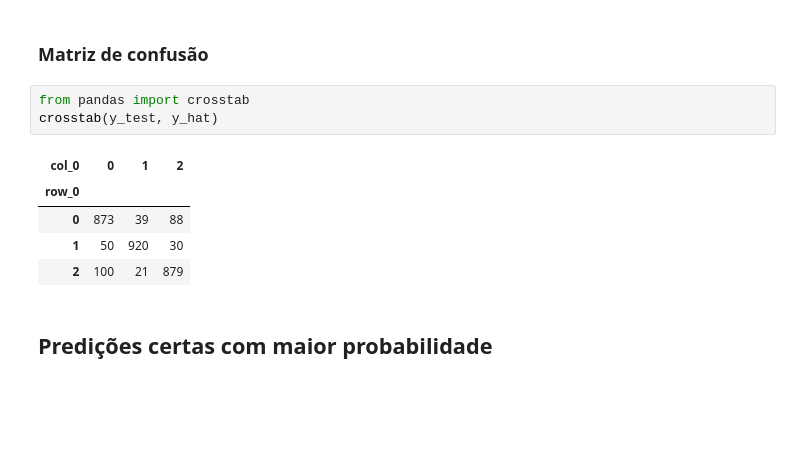
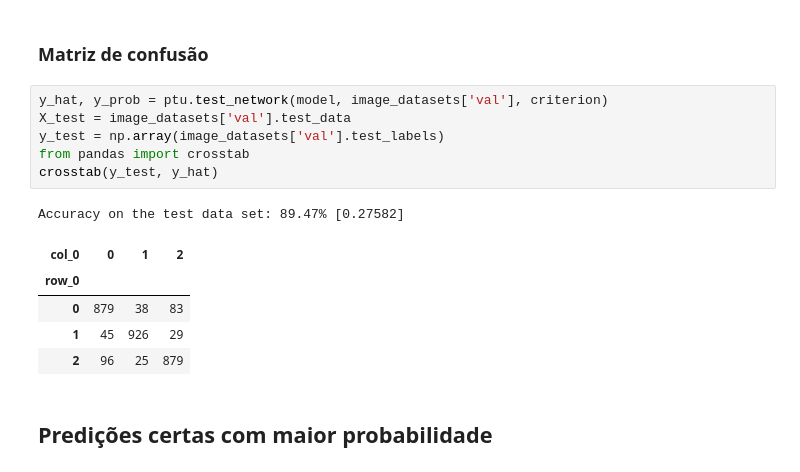
Before and after one commit to robertoalotufo/rnap, a Jupyter notebook: PyTorch/cifar10-CNN-features.ipynb, the cells around one changed output. Cells and saved outputs as stored; diff of their text form; blank space fills up the shorter version.

```diff
--- a/PyTorch/cifar10-CNN-features.ipynb
+++ b/PyTorch/cifar10-CNN-features.ipynb
@@ -295,14 +236,18 @@ Acurácia: 0.890666666667
 # %% [markdown]
 ### Matriz de confusão
-# %%
-from pandas import crosstab
-crosstab(y_test, y_hat)
-# %% [output]
-| col_0 | 0 | 1 | 2 |
-| row_0 |  |  |  |
-| 0 | 873 | 39 | 88 |
-| 1 | 50 | 920 | 30 |
-| 2 | 100 | 21 | 879 |
+# %%
+y_hat, y_prob = ptu.test_network(model, image_datasets['val'], criterion)
+X_test = image_datasets['val'].test_data
+y_test = np.array(image_datasets['val'].test_labels)
+from pandas import crosstab
+crosstab(y_test, y_hat)
+# %% [output]
+Accuracy on the test data set: 89.47% [0.27582]
+| col_0 | 0 | 1 | 2 |
+| row_0 |  |  |  |
+| 0 | 879 | 38 | 83 |
+| 1 | 45 | 926 | 29 |
+| 2 | 96 | 25 | 879 |
 # %% [markdown]
 ## Predições certas com maior probabilidade
 # %%
```
Also changed, not shown: parts of 18 cells of this notebook, 3 other files.
